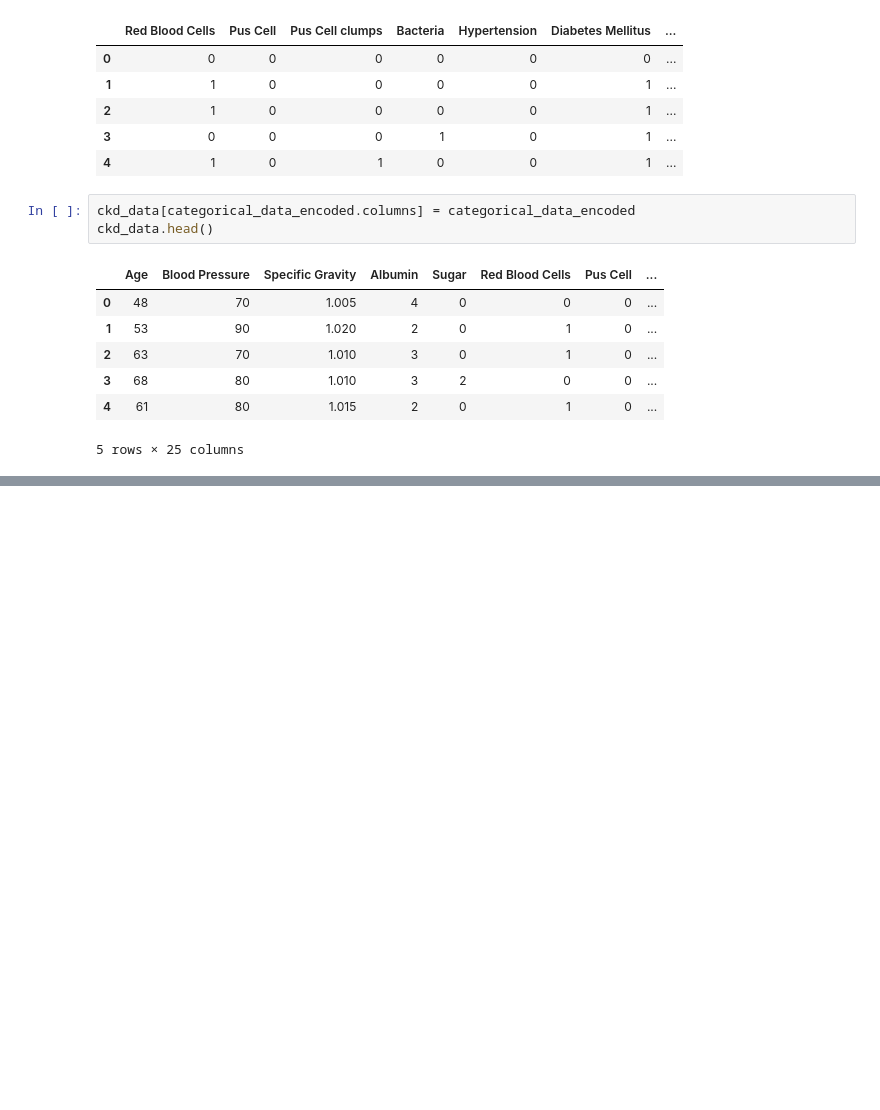
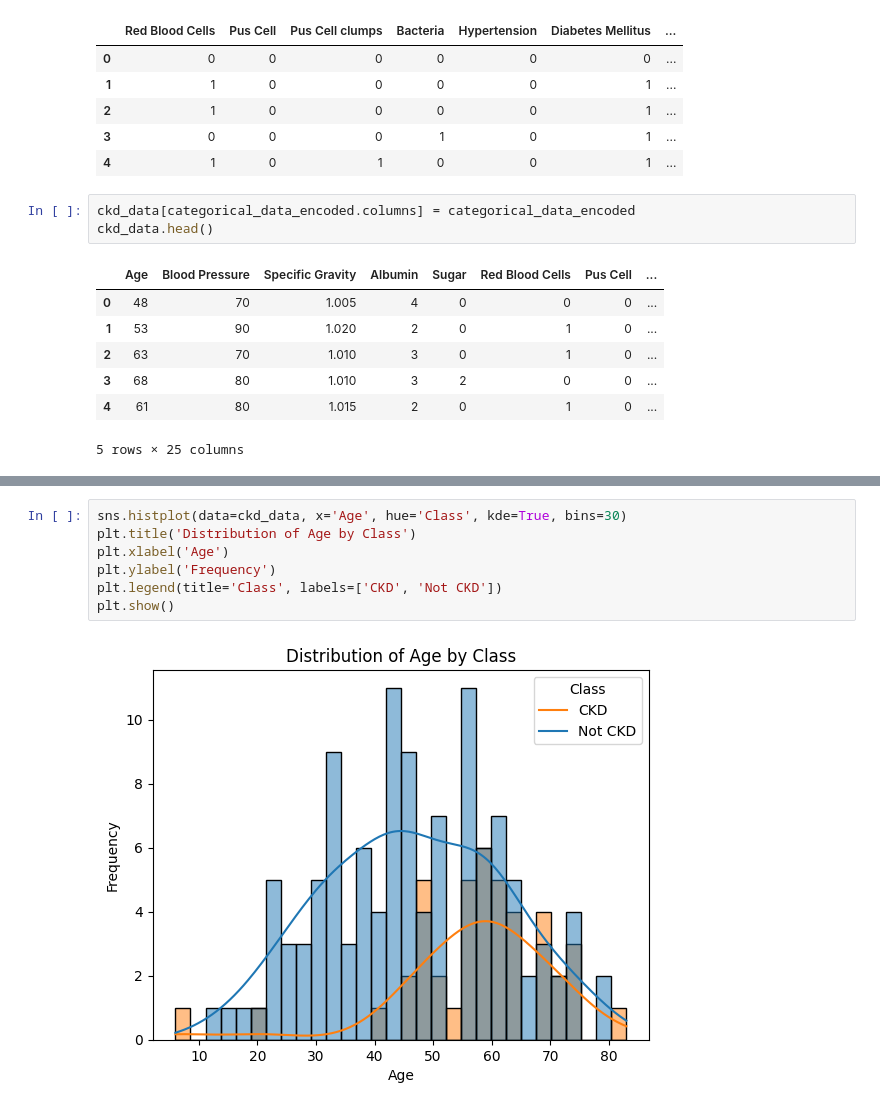
Before and after one commit to Shotza247/Chronic_Kidney_Disease_Class, a Jupyter notebook: CKD_Observation.ipynb, the cells around one changed output, grey strips where cells are left out. Drawn from its saved outputs; the diff is of its cells as text; blank space fills up the shorter version.

```diff
--- a/CKD_Observation.ipynb
+++ b/CKD_Observation.ipynb
@@ -138,0 +175,9 @@ ckd_data.head()
+# %%
+sns.histplot(data=ckd_data, x='Age', hue='Class', kde=True, bins=30)
+plt.title('Distribution of Age by Class')
+plt.xlabel('Age')
+plt.ylabel('Frequency')
+plt.legend(title='Class', labels=['CKD', 'Not CKD'])
+plt.show()
+# %% [output]
+[figure, added]
```
Also changed, not shown: parts of 6 cells of this notebook.
